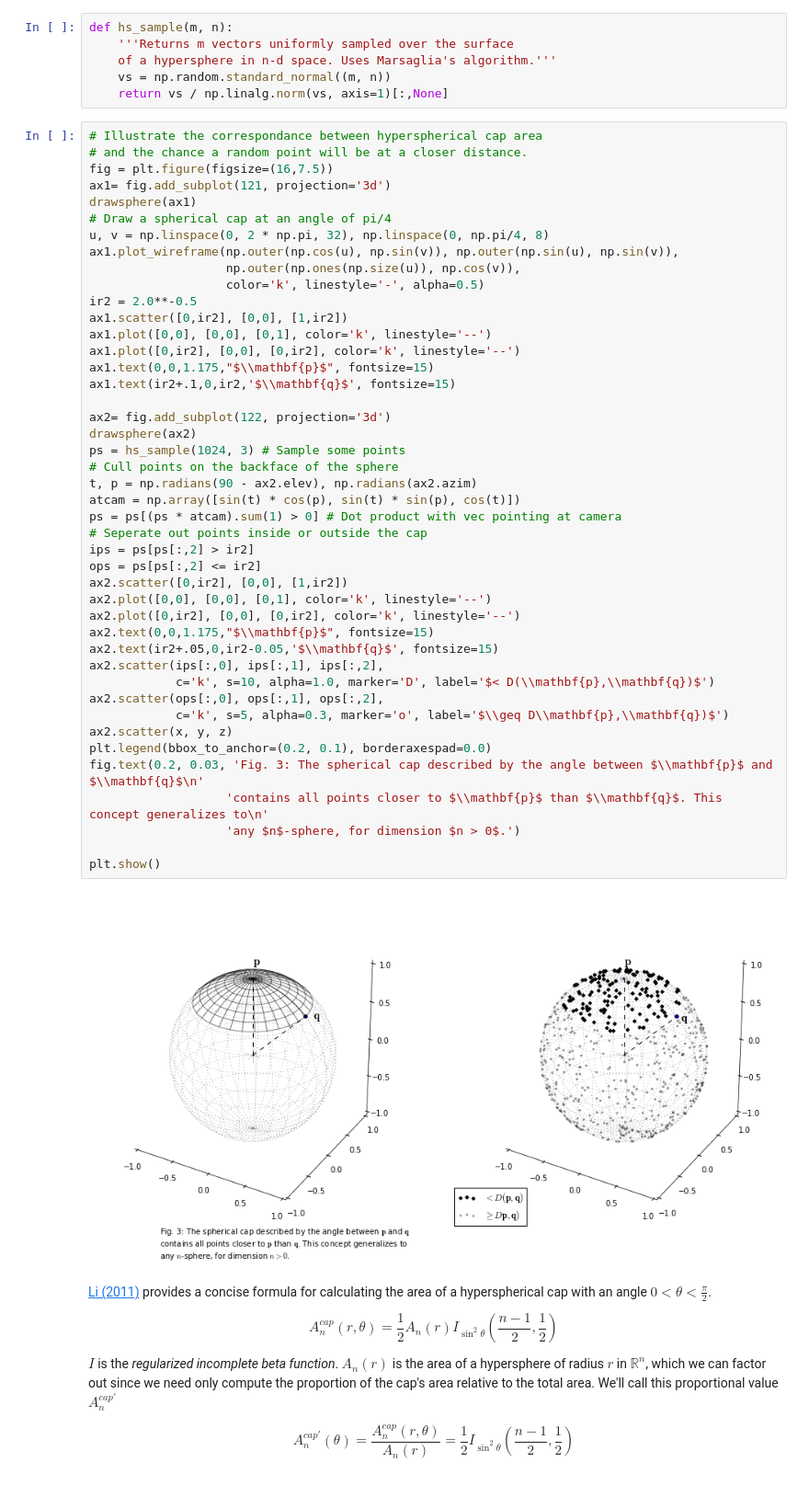
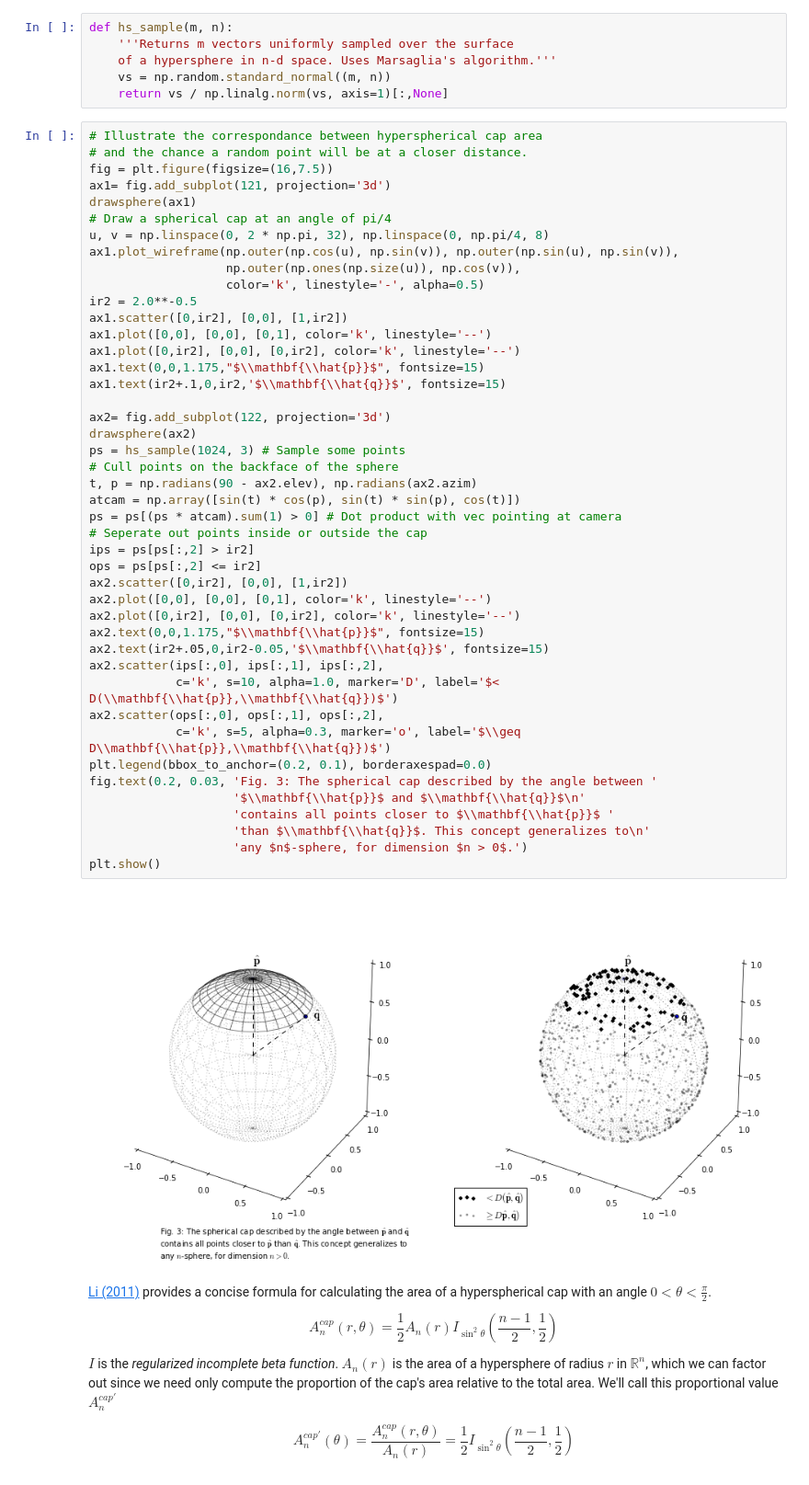
Before and after one commit to sagland/vecassoc, a Jupyter notebook: notebooks/Vector Association.ipynb, the cells around one changed output. Shown at 92% size. Saved outputs shown, nothing was run; the diff lists cells and outputs as text.

```diff
--- a/notebooks/Vector Association.ipynb
+++ b/notebooks/Vector Association.ipynb
@@ -169,45 +184,45 @@ fig = plt.figure(figsize=(16,7.5))
 ax1= fig.add_subplot(121, projection='3d')
 drawsphere(ax1)
 # Draw a spherical cap at an angle of pi/4
 u, v = np.linspace(0, 2 * np.pi, 32), np.linspace(0, np.pi/4, 8)
 ax1.plot_wireframe(np.outer(np.cos(u), np.sin(v)), np.outer(np.sin(u), np.sin(v)),
                    np.outer(np.ones(np.size(u)), np.cos(v)),
                    color='k', linestyle='-', alpha=0.5)
 ir2 = 2.0**-0.5
 ax1.scatter([0,ir2], [0,0], [1,ir2])
 ax1.plot([0,0], [0,0], [0,1], color='k', linestyle='--')
 ax1.plot([0,ir2], [0,0], [0,ir2], color='k', linestyle='--')
-ax1.text(0,0,1.175,"$\\mathbf{p}$", fontsize=15)
-ax1.text(ir2+.1,0,ir2,'$\\mathbf{q}$', fontsize=15)
+ax1.text(0,0,1.175,"$\\mathbf{\\hat{p}}$", fontsize=15)
+ax1.text(ir2+.1,0,ir2,'$\\mathbf{\\hat{q}}$', fontsize=15)
 
 ax2= fig.add_subplot(122, projection='3d')
 drawsphere(ax2)
 ps = hs_sample(1024, 3) # Sample some points
 # Cull points on the backface of the sphere
 t, p = np.radians(90 - ax2.elev), np.radians(ax2.azim)
 atcam = np.array([sin(t) * cos(p), sin(t) * sin(p), cos(t)])
 ps = ps[(ps * atcam).sum(1) > 0] # Dot product with vec pointing at camera
 # Seperate out points inside or outside the cap
 ips = ps[ps[:,2] > ir2]
 ops = ps[ps[:,2] <= ir2]
 ax2.scatter([0,ir2], [0,0], [1,ir2])
 ax2.plot([0,0], [0,0], [0,1], color='k', linestyle='--')
 ax2.plot([0,ir2], [0,0], [0,ir2], color='k', linestyle='--')
-ax2.text(0,0,1.175,"$\\mathbf{p}$", fontsize=15)
-ax2.text(ir2+.05,0,ir2-0.05,'$\\mathbf{q}$', fontsize=15)
+ax2.text(0,0,1.175,"$\\mathbf{\\hat{p}}$", fontsize=15)
+ax2.text(ir2+.05,0,ir2-0.05,'$\\mathbf{\\hat{q}}$', fontsize=15)
 ax2.scatter(ips[:,0], ips[:,1], ips[:,2],
-            c='k', s=10, alpha=1.0, marker='D', label='$< D(\\mathbf{p},\\mathbf{q})$')
+            c='k', s=10, alpha=1.0, marker='D', label='$< D(\\mathbf{\\hat{p}},\\mathbf{\\hat{q}})$')
 ax2.scatter(ops[:,0], ops[:,1], ops[:,2],
-            c='k', s=5, alpha=0.3, marker='o', label='$\\geq D\\mathbf{p},\\mathbf{q})$')
-ax2.scatter(x, y, z)
+            c='k', s=5, alpha=0.3, marker='o', label='$\\geq D\\mathbf{\\hat{p}},\\mathbf{\\hat{q}})$')
 plt.legend(bbox_to_anchor=(0.2, 0.1), borderaxespad=0.0)
-fig.text(0.2, 0.03, 'Fig. 3: The spherical cap described by the angle between $\\mathbf{p}$ and $\\mathbf{q}$\n'
-                   'contains all points closer to $\\mathbf{p}$ than $\\mathbf{q}$. This concept generalizes to\n'
-                   'any $n$-sphere, for dimension $n > 0$.')
-
+fig.text(0.2, 0.03, 'Fig. 3: The spherical cap described by the angle between '
+                    '$\\mathbf{\\hat{p}}$ and $\\mathbf{\\hat{q}}$\n'
+                    'contains all points closer to $\\mathbf{\\hat{p}}$ '
+                    'than $\\mathbf{\\hat{q}}$. This concept generalizes to\n'
+                    'any $n$-sphere, for dimension $n > 0$.')
 plt.show()
 # %% [output]
-[figure, old version]
+[figure, new version]
 # %% [markdown]
 [Li (2011)](http://scialert.net/fulltext/?doi=ajms.2011.66.70&org=11) provides a concise formula for calculating the area of a hyperspherical cap with an angle $0 < \theta < \frac{\pi}{2}$.
 
```
Also changed, not shown: parts of 10 cells of this notebook, 1 other file.
